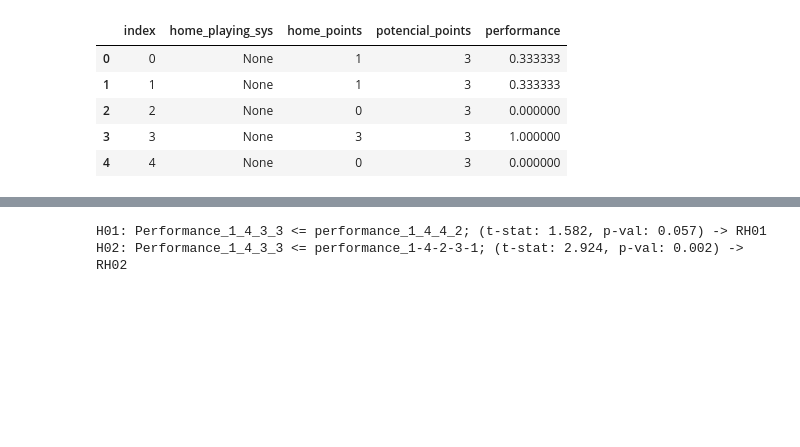
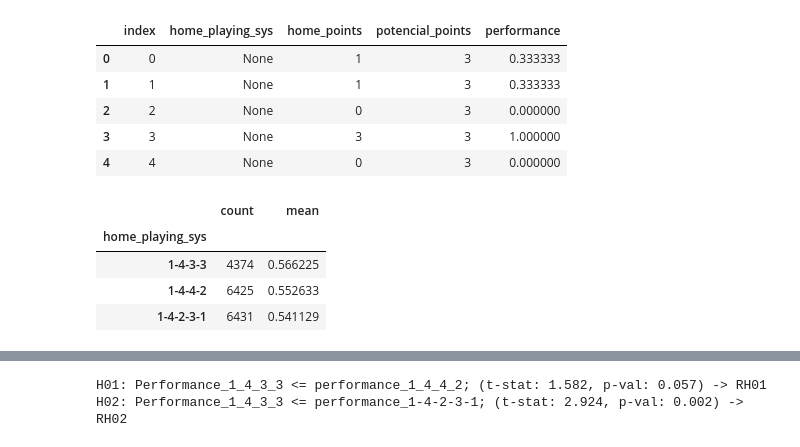
Before and after one commit to ignacioTapia95/neuralworks-challenge, a Jupyter notebook: notebooks/01_SANDBOX_EDA.ipynb, the cells around one changed output, grey strips where cells are left out. Saved outputs shown, nothing was run; the diff lists cells and outputs as text; code cells hidden in the pictures; blank space fills up the shorter version.

```diff
--- a/notebooks/01_SANDBOX_EDA.ipynb
+++ b/notebooks/01_SANDBOX_EDA.ipynb
@@ -262,3 +235,14 @@ df_full_points.head()
 | 2 | 2 | None | 0 | 3 | 0.000000 |
 | 3 | 3 | None | 3 | 3 | 1.000000 |
 | 4 | 4 | None | 0 | 3 | 0.000000 |
+# %%
+df_full_points.groupby('home_playing_sys')['performance']\
+    .agg(['count','mean'])\
+    .query('count > 1000')\
+    .sort_values('mean',ascending=False)
+# %% [output]
+|  | count | mean |
+| home_playing_sys |  |  |
+| 1-4-3-3 | 4374 | 0.566225 |
+| 1-4-4-2 | 6425 | 0.552633 |
+| 1-4-2-3-1 | 6431 | 0.541129 |
```
Also changed, not shown: parts of 12 cells of this notebook.
